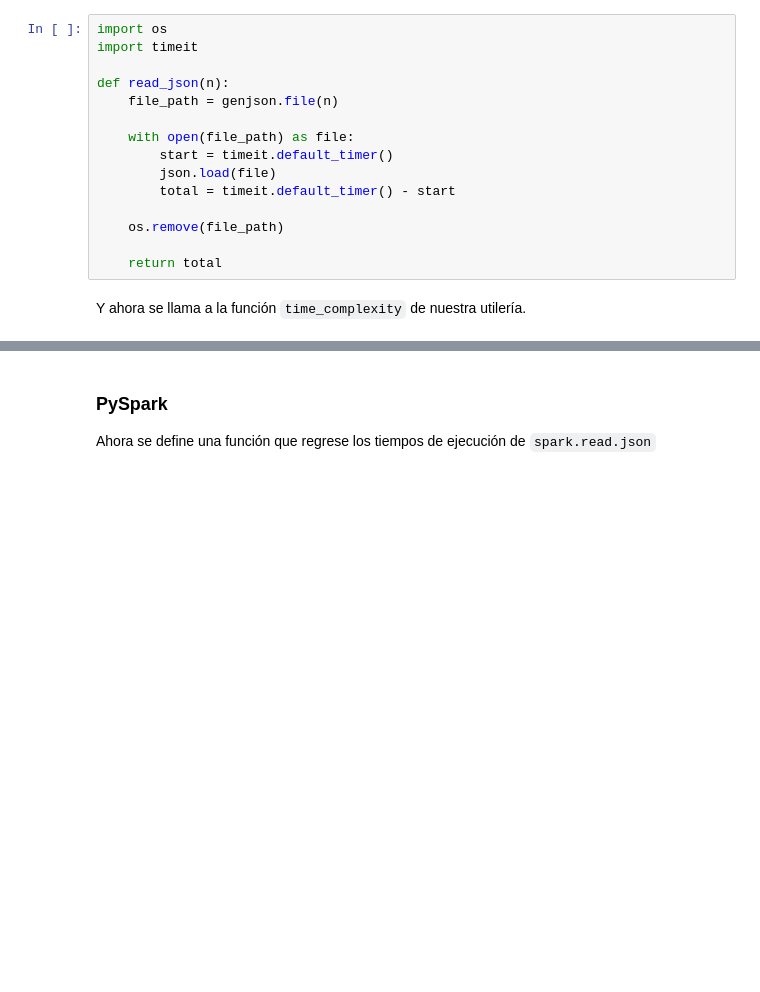
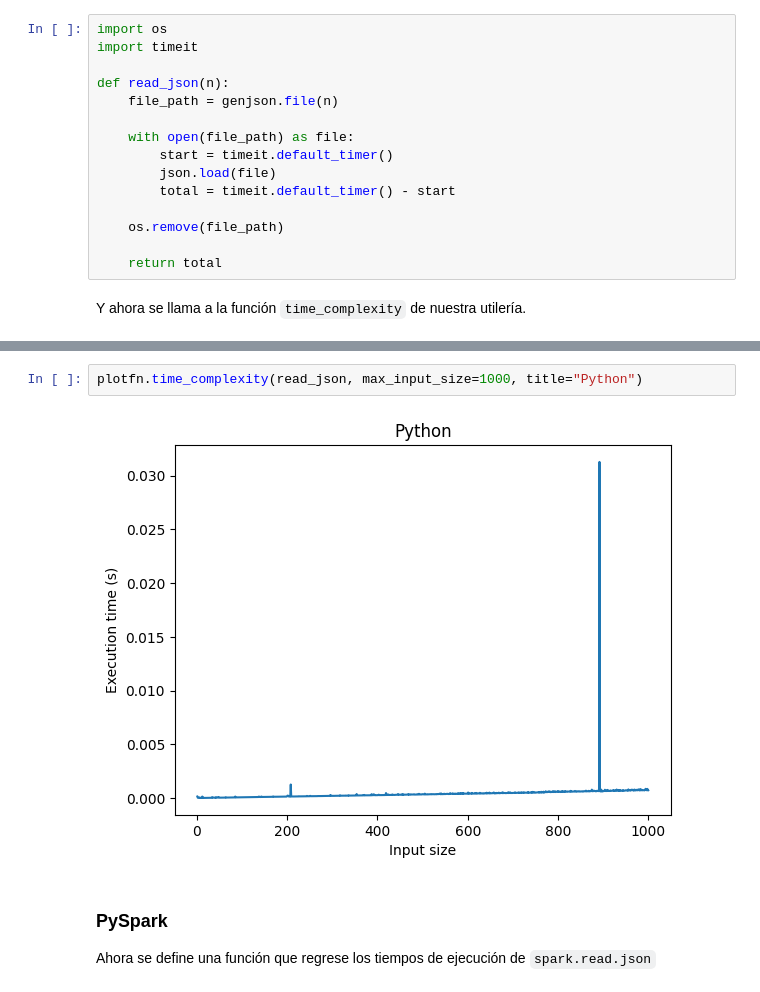
Before and after one commit to TT2024-B106/similarity-measures, a Jupyter notebook: notebooks/pyspark-read.ipynb, the cells around one changed output, grey strips where cells are left out. Cells and saved outputs as stored; diff of their text form; blank space fills up the shorter version.

```diff
--- a/notebooks/pyspark-read.ipynb
+++ b/notebooks/pyspark-read.ipynb
@@ -64,3 +64,7 @@ plotfn.time_complexity(read_json, max_input_size=100, title="Python", xlabel="In
+# %%
+plotfn.time_complexity(read_json, max_input_size=1000, title="Python")
+# %% [output]
+[figure, added]
 # %% [markdown]
 ### PySpark
 Ahora se define una función que regrese los tiempos de ejecución de `spark.read.json`
```
Also changed, not shown: parts of 7 cells of this notebook, 1 other file.
